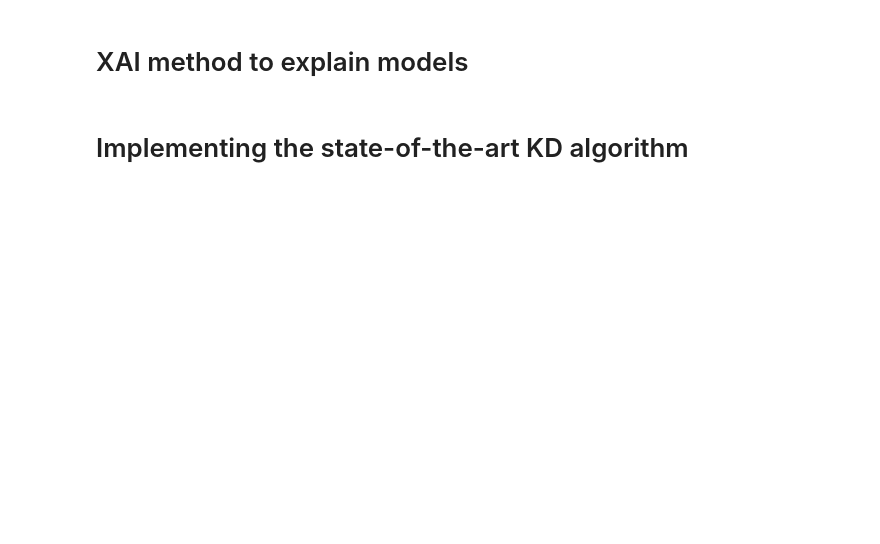
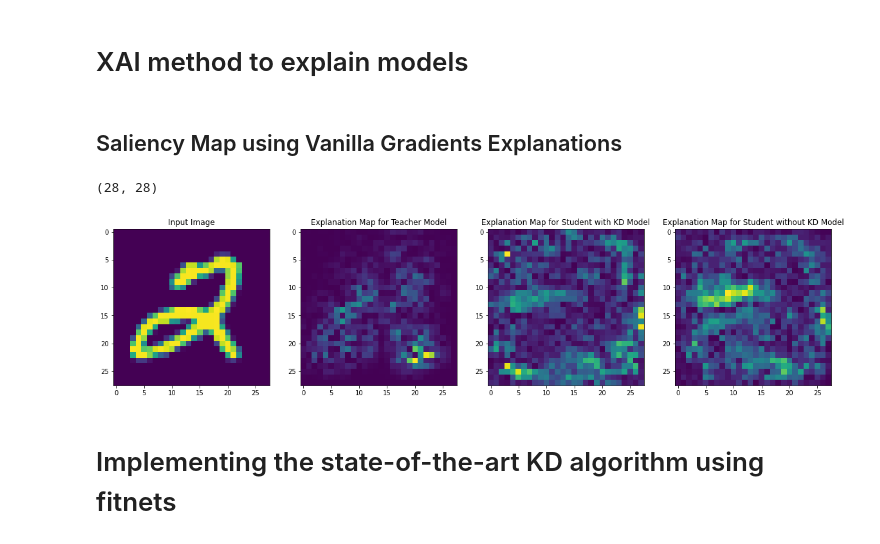
Before and after one commit to vector093/ECE1512_2022W_ProjectRepo, a Jupyter notebook: Project B/Task1.ipynb, the cells around one changed output. Cells and saved outputs as stored; diff of their text form; code cells hidden in the pictures; blank space fills up the shorter version.

Commit message:
adding task1 part1

```diff
--- a/Project B/Task1.ipynb
+++ b/Project B/Task1.ipynb
@@ -189,3 +264,5 @@ def train_and_evaluate(model, compute_loss_fn):
 # Training models
 # %%
 # your code start from here for step 5
+#teacher training
+train_and_evaluate(cnn_model,compute_teacher_loss)
@@ -191,0 +324,6 @@ def train_and_evaluate(model, compute_loss_fn):
+# %%
+#reinitilize the student model
+# you will have to re run the student and ditilation loss functions with the new alpha and temp.
+ALPHA = 0.9 # task balance between cross-entropy and distillation loss
+DISTILLATION_TEMPERATURE = 8. #temperature hyperparameter
+train_and_evaluate_student(fc_model,compute_student_loss,ALPHA, DISTILLATION_TEMPERATURE)
@@ -237,0 +458,2 @@ train_and_evaluate(fc_model_no_distillation, compute_plain_cross_entropy_loss)
+# %% [markdown]
+## Saliency Map using Vanilla Gradients Explanations
@@ -238,2 +526,43 @@ train_and_evaluate(fc_model_no_distillation, compute_plain_cross_entropy_loss)
+# %%
+#Obtaining sample image
+sample_test = np.expand_dims(images[0].numpy(),axis=0)
+
+#Generating Saliency Map Explanation for Teacher Model
+S=SaliencyMap(cnn_model)
+norm_gradient_squeezed_final_teacher = np.squeeze(np.squeeze(S.norm_grad(S.get_gradients(sample_test)),axis=3),axis=0)
+
+
+#Generating Saliency Map Explanation for Student Model with KD
+S=SaliencyMap(fc_model)
+norm_gradient_squeezed_final_student_with_KD = np.squeeze(np.squeeze(S.norm_grad(S.get_gradients(sample_test)),axis=3),axis=0)
+
+
+#Generating Saliency Map Explanation for Student Model without KD
+S=SaliencyMap(fc_model_no_distillation)
+norm_gradient_squeezed_final_student_without_KD = np.squeeze(np.squeeze(S.norm_grad(S.get_gradients(sample_test)),axis=3),axis=0)
+# %% [output]
+(28, 28)
+# %%
+plt.figure(figsize=(20, 5))
+
+plt.subplot(141)
+plt.title('Input Image')
+plt.imshow(images[0,:,:,0])
+
+plt.subplot(142)
+plt.imshow(norm_gradient_squeezed_final_teacher)
+plt.title('Explanation Map for Teacher Model')
+
+plt.subplot(143)
+plt.imshow(norm_gradient_squeezed_final_student_with_KD)
+plt.title('Explanation Map for Student with KD Model')
+
+plt.subplot(144)
+plt.imshow(norm_gradient_squeezed_final_student_without_KD)
+plt.title('Explanation Map for Student without KD Model')
+
+plt.show()
+# %% [output]
+[figure, added]
 # %% [markdown]
-# Implementing the state-of-the-art KD algorithm
+# Implementing the state-of-the-art KD algorithm using fitnets
```
Also changed, not shown: parts of 36 cells of this notebook.
